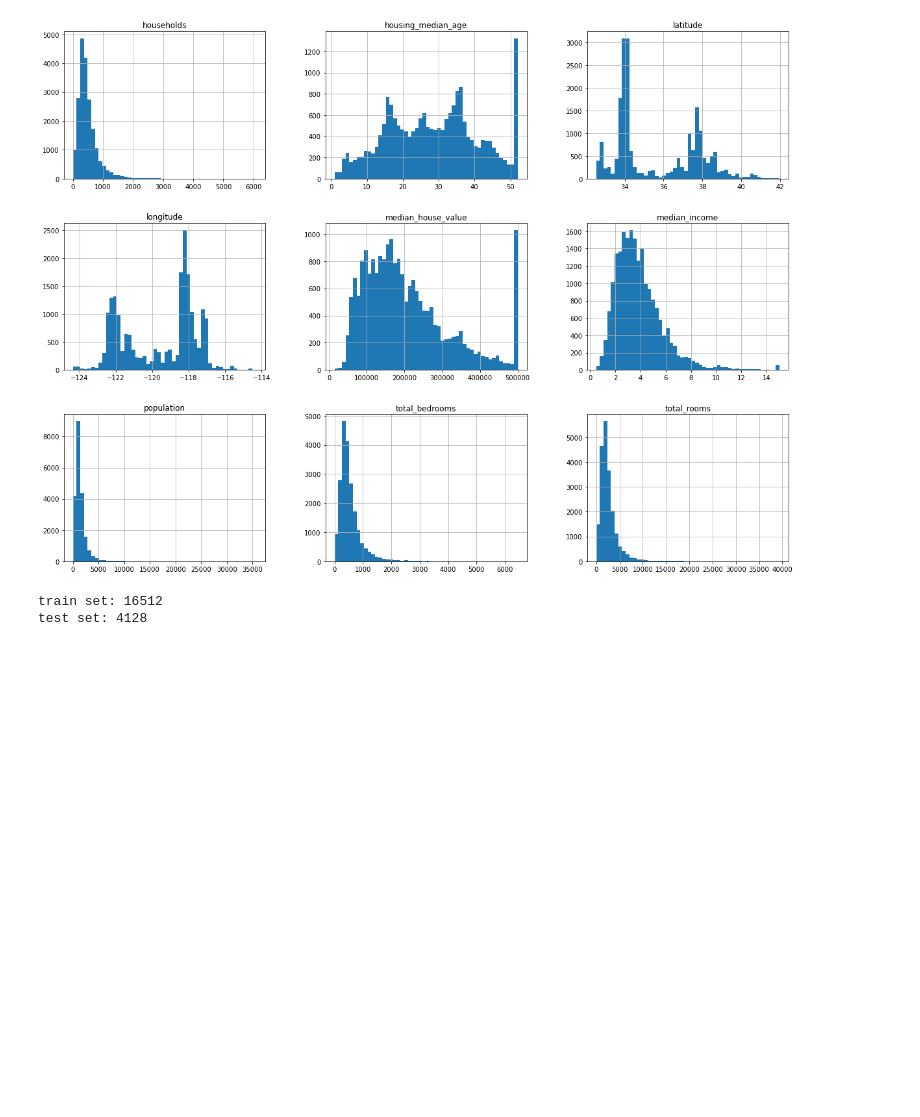
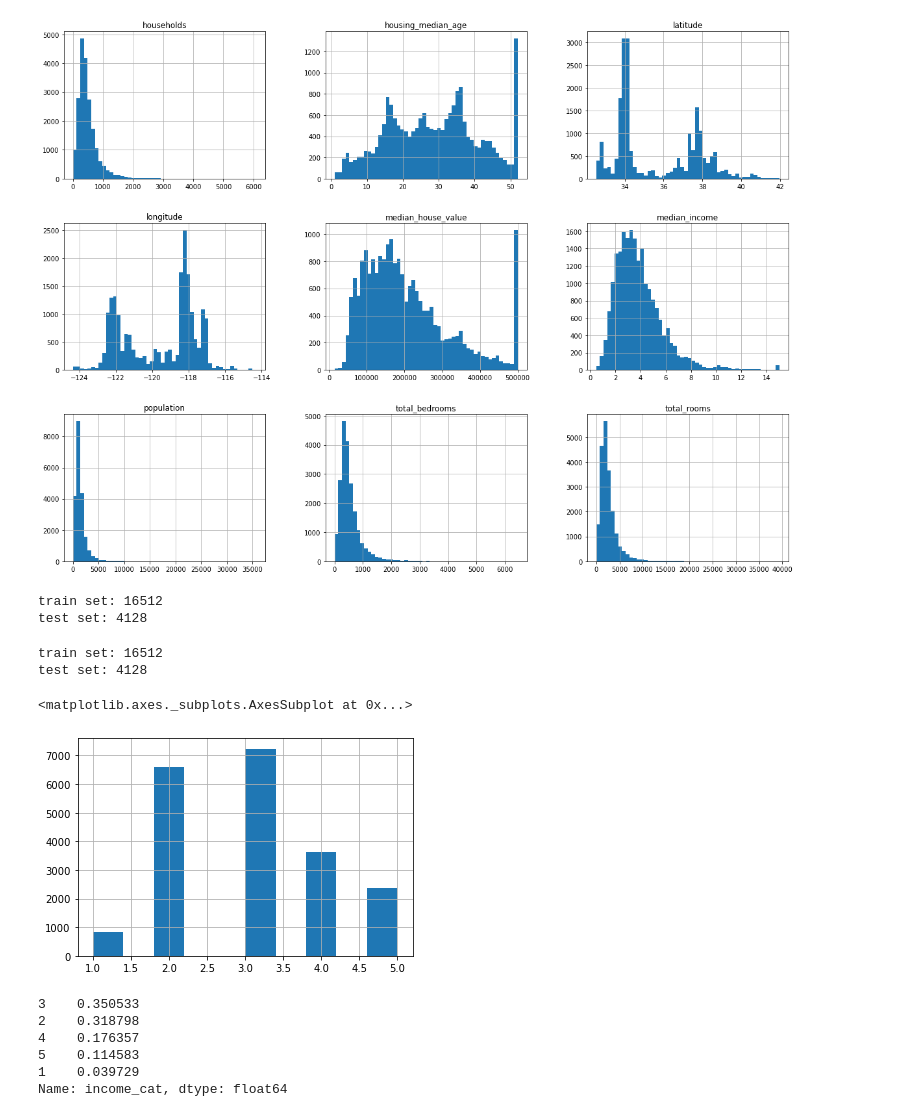
Before and after one commit to agelas/HOML, a Jupyter notebook: Housing.ipynb, the cells around one changed output. Cells and saved outputs as stored; diff of their text form; code cells hidden in the pictures; blank space fills up the shorter version.

Commit message:
Includes data visualizations

```diff
--- a/Housing.ipynb
+++ b/Housing.ipynb
@@ -88,3 +88,40 @@ print("test set: " + str(len(test_set)))
 # %% [output]
 train set: 16512
 test set: 4128
+# %%
+#Splitting data using sklearn's train_test_split
+from sklearn.model_selection import train_test_split
+
+housing_with_id = housing.reset_index() #adds an index column
+housing_with_id["id"] = housing["longitude"]*1000 + housing["latitude"]
+train_set, test_set = train_test_split(housing, test_size=0.2, random_state=42)
+print("train set: " + str(len(train_set)))
+print("test set: " + str(len(test_set)))
+# %% [output]
+train set: 16512
+test set: 4128
+# %%
+#Creating income categories to ensure test set is representative of income categories in whole dataset. The categories
+#are 0 to 1.5 (less than $15,000), 1.5 to 3, etc.
+housing["income_cat"] = pd.cut(housing["median_income"], bins=[0.,1.5,3.0,4.5,6., np.inf], labels=[1,2,3,4,5])
+housing["income_cat"].hist()
+# %% [output]
+<matplotlib.axes._subplots.AxesSubplot at 0x...>
+[figure, added]
+# %%
+from sklearn.model_selection import StratifiedShuffleSplit
+
+split = StratifiedShuffleSplit(n_splits=1, test_size=0.2, random_state=42)
+for train_index, test_index in split.split(housing, housing["income_cat"]):
+    strat_train_set = housing.loc[train_index]
+    strat_test_set = housing.loc[test_index]
+
+#Looks at the proportion of samples from each category.
+strat_test_set["income_cat"].value_counts()/len(strat_test_set)
+# %% [output]
+3    0.350533
+2    0.318798
+4    0.176357
+5    0.114583
+1    0.039729
+Name: income_cat, dtype: float64
```
Also changed, not shown: parts of 3 cells of this notebook.
